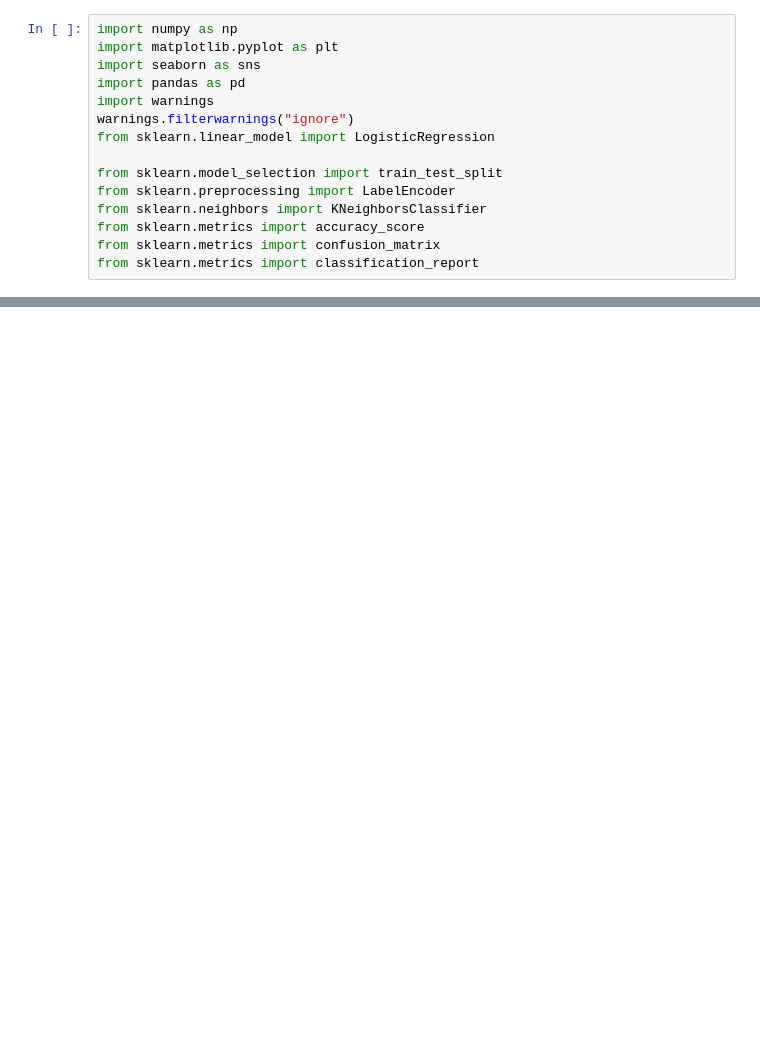
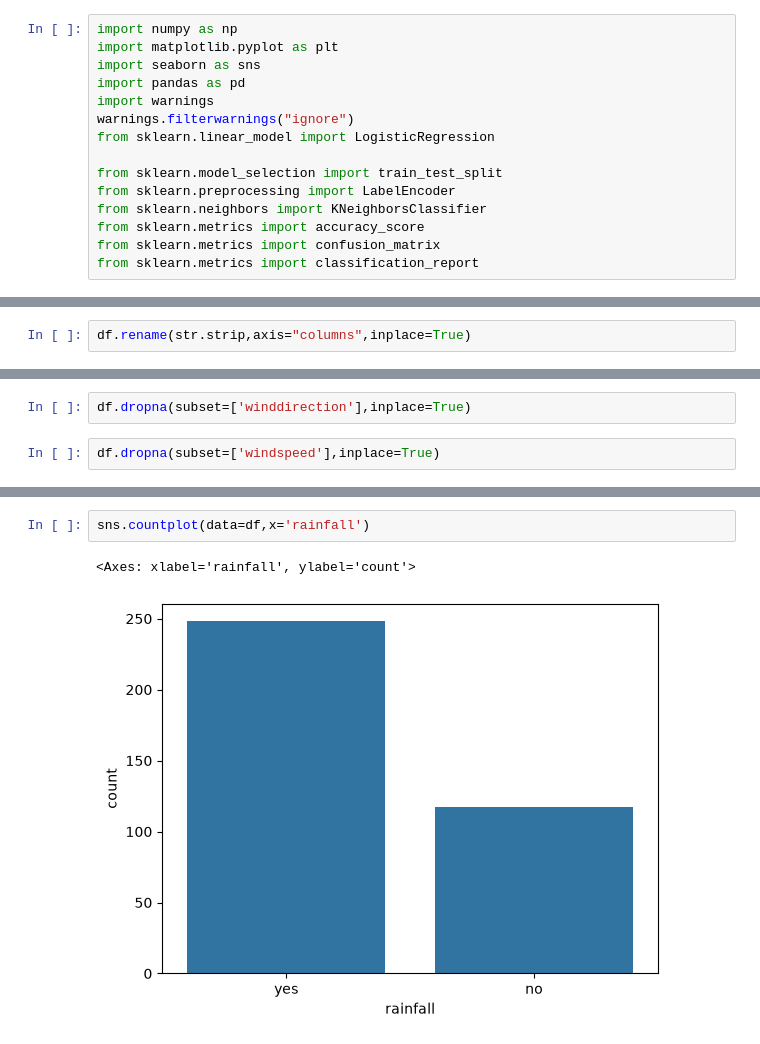
Before and after one commit to AbdulRehman817/RainFall_Prediction_Project, a Jupyter notebook: rainfall.ipynb, the cells around one changed output, grey strips where cells are left out. Drawn from its saved outputs; the diff is of its cells as text; blank space fills up the shorter version.

```diff
--- a/rainfall.ipynb
+++ b/rainfall.ipynb
@@ -25,0 +83,2 @@ df.head()
+# %%
+df.rename(str.strip,axis="columns",inplace=True)
@@ -25,0 +92,4 @@ df.head()
+# %%
+df.dropna(subset=['winddirection'],inplace=True)
+# %%
+df.dropna(subset=['windspeed'],inplace=True)
@@ -25,0 +128,5 @@ df.head()
+# %%
+sns.countplot(data=df,x='rainfall')
+# %% [output]
+<Axes: xlabel='rainfall', ylabel='count'>
+[figure, added]
```
Also changed, not shown: parts of 11 cells of this notebook.
